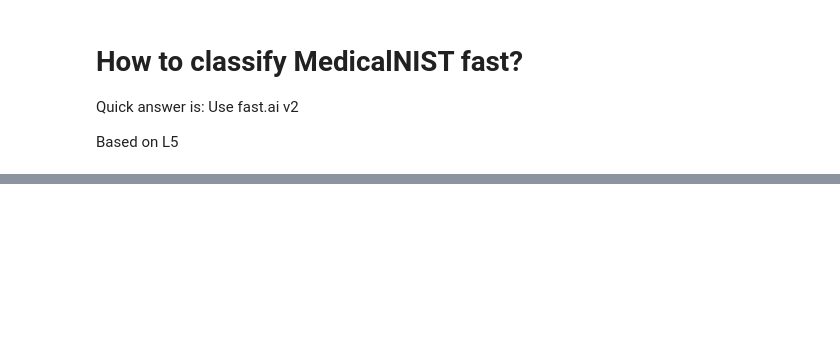
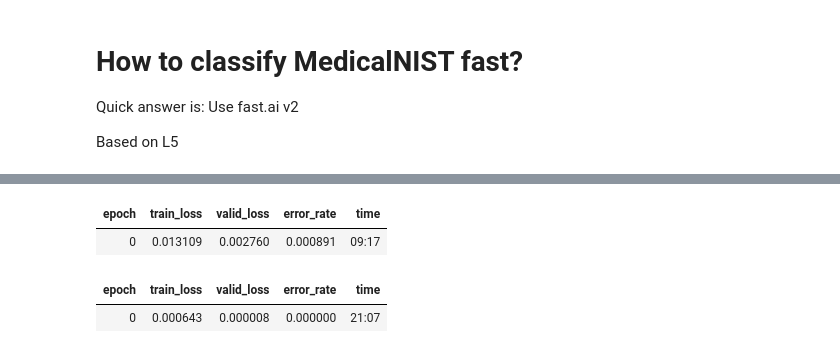
Before and after one commit to shubhamkeswani/blog, a Jupyter notebook: _notebooks/MedicalNIST classification in 5 lines of code!.ipynb, the cells around one changed output, grey strips where cells are left out. Drawn from its saved outputs; the diff is of its cells as text; code cells hidden in the pictures; blank space fills up the shorter version.

```diff
--- a/_notebooks/MedicalNIST classification in 5 lines of code!.ipynb
+++ b/_notebooks/MedicalNIST classification in 5 lines of code!.ipynb
@@ -42,0 +58,8 @@ from utils import *
+# %%
+%%time
+learn.fine_tune(1)
+# %% [output]
+| epoch | train_loss | valid_loss | error_rate | time |
+| 0 | 0.013109 | 0.002760 | 0.000891 | 09:17 |
+| epoch | train_loss | valid_loss | error_rate | time |
+| 0 | 0.000643 | 0.000008 | 0.000000 | 21:07 |
```
Also changed, not shown: parts of 8 cells of this notebook.
